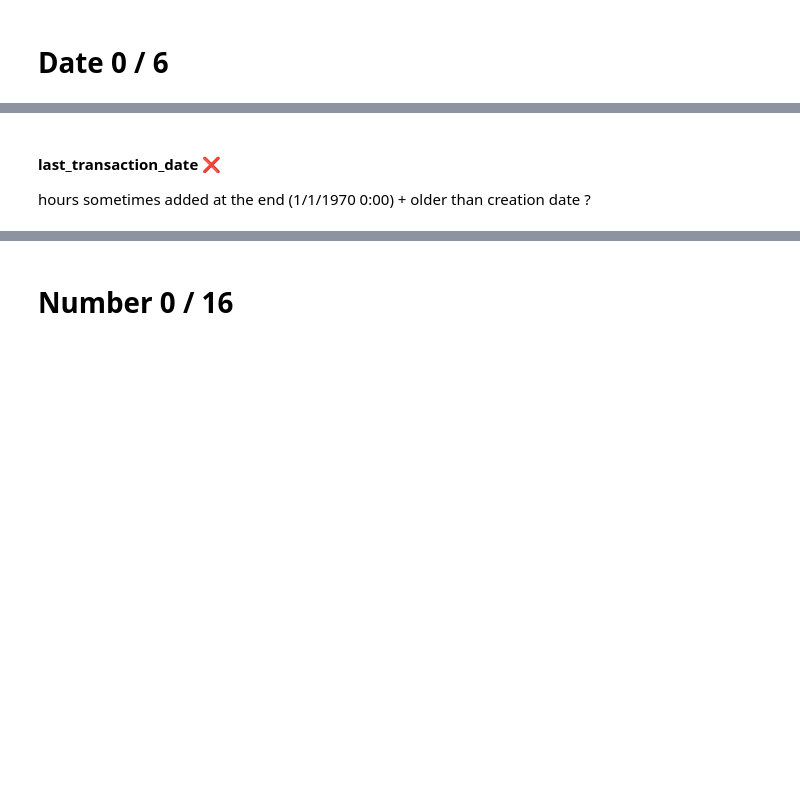
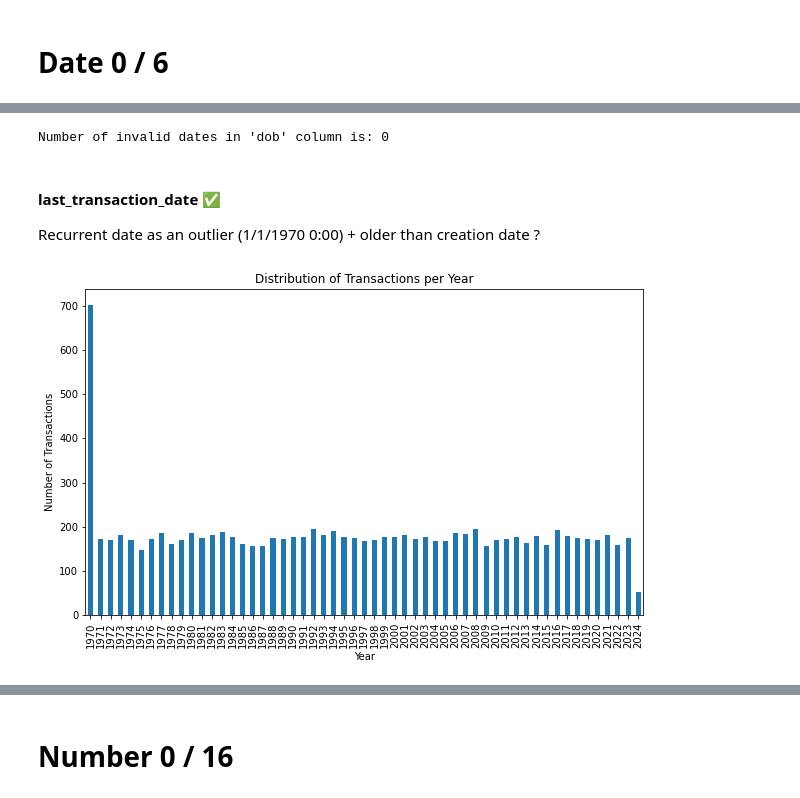
Before and after one commit to Romain-Jochum/ECC_Data_Cleansing, a Jupyter notebook: final_project.ipynb, the cells around one changed output, grey strips where cells are left out. Cells and saved outputs as stored; diff of their text form; code cells hidden in the pictures; blank space fills up the shorter version.

```diff
--- a/final_project.ipynb
+++ b/final_project.ipynb
@@ -353,3 +515,26 @@ variation in date structure (10/7/2003 or 1987-03-58) > choose one + Customer th
+# %%
+def replace_leap_day(date_str):
+    date_str = date_str.replace('02-29', '03-01')
+    return date_str
+
+def convert_to_date(date_str):
+    try:
+        return pd.to_datetime(date_str, dayfirst=True)
+    except ValueError:
+        return date_str
+
+df['account_creation_date'] = df['account_creation_date'].apply(replace_leap_day)
+df['account_creation_date'] = df['account_creation_date'].apply(convert_to_date)
+
+return_invalid_dates(df['account_creation_date'])
+# %% [output]
+Number of invalid dates in 'dob' column is: 0
 # %% [markdown]
-#### last_transaction_date ❌
- hours sometimes added at the end (1/1/1970 0:00) + older than creation date ?
+#### last_transaction_date ✅
+ Recurrent date as an outlier (1/1/1970 0:00) + older than creation date ?
+# %%
+df = original_df.copy()
+# %%
+plot_yearly_distribution(df, 'last_transaction_date')
+# %% [output]
+[figure, added]
```
Also changed, not shown: parts of 114 cells of this notebook.
